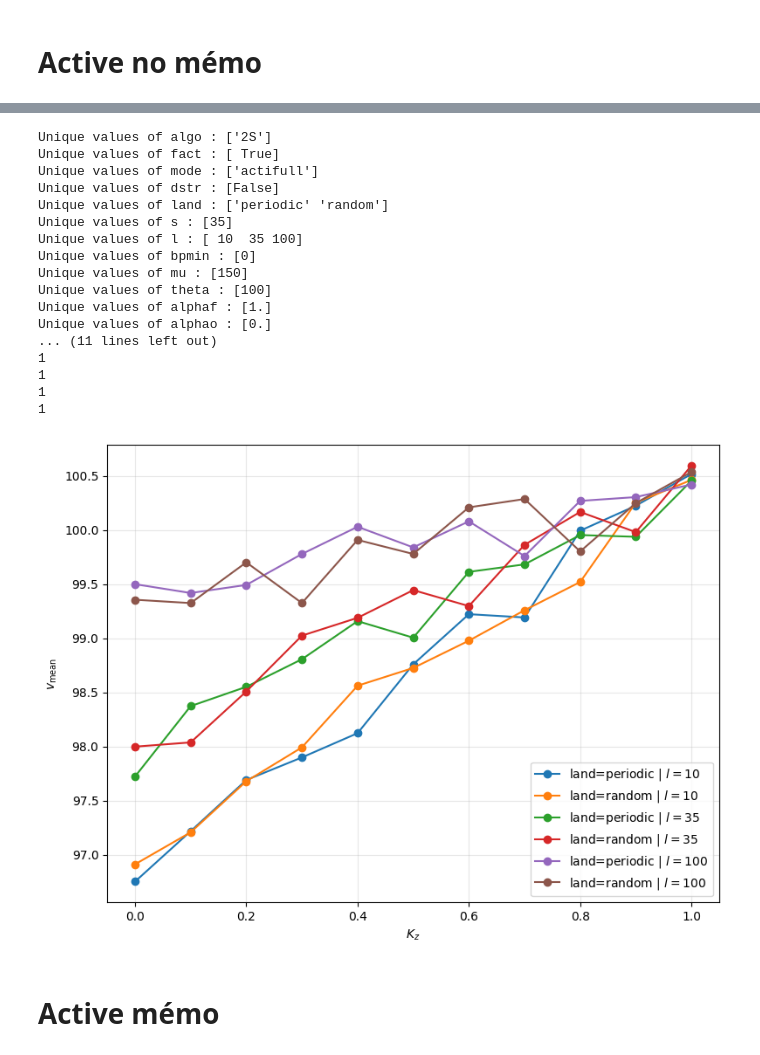
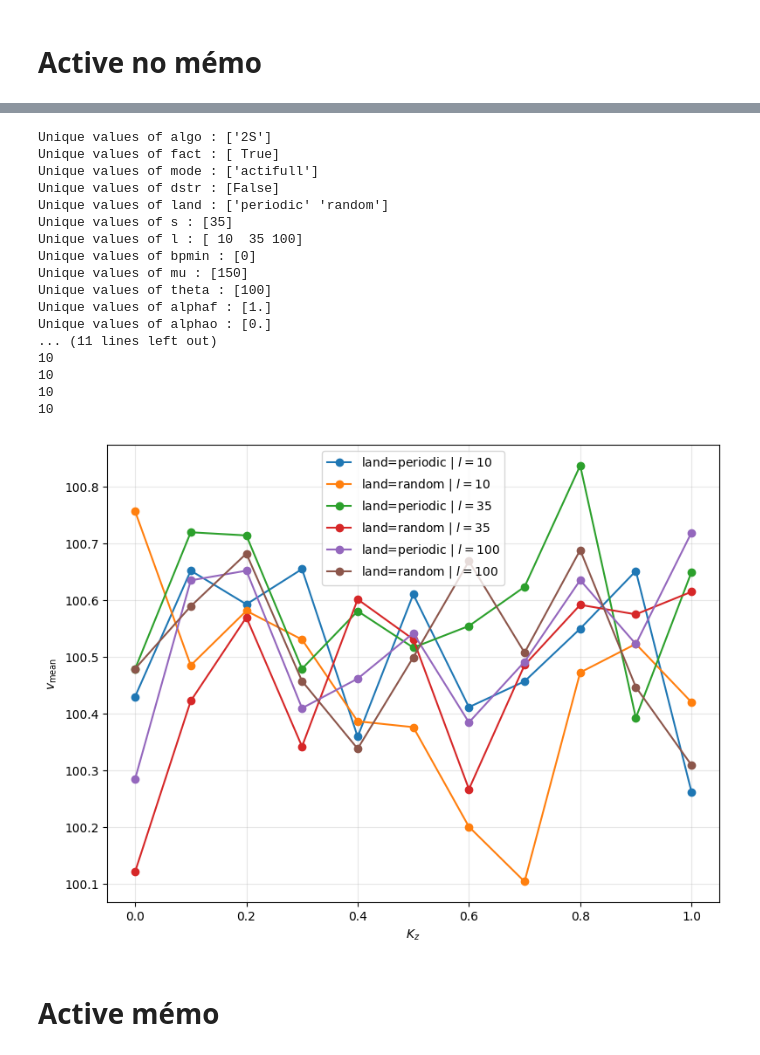
Before and after one commit to npelletbossot/nucleo, a Jupyter notebook: notebooks/work/fact_bis.ipynb, the cells around one changed output, grey strips where cells are left out. Drawn from its saved outputs; the diff is of its cells as text; code cells hidden in the pictures.

```diff
--- a/notebooks/work/fact_bis.ipynb
+++ b/notebooks/work/fact_bis.ipynb
@@ -597,20 +580,17 @@ import matplotlib.pyplot as plt
 import polars as pl
 import numpy as np
 
-
 lands   = np.unique(df_actifull["land"].to_numpy())
 ls      = np.unique(df_actifull["l"].to_numpy())
 alphar  = 1
-Kp      = 1
+Kp      = 10
 krel    = 0.1
 mu      = 150
-
 
 plt.figure(figsize=(8, 6), dpi=100)
 
 for col in COLUMNS:
     print(f"Unique values of {col} : {np.unique(df_actifull[col])}")
-
 
 for l in ls:
     for land in lands:
@@ -624,44 +604,44 @@ for l in ls:
             (pl.col("Kp") == Kp)
         )
 
+        Kp = df_land["Kp"].to_numpy()
         Kz = df_land["Kz"].to_numpy()
-        print(Kp)
-        v_mean_land = df_land["v_mean"].to_numpy()
+        v_mean = df_land["v_mean"].to_numpy()
 
-        # order = np.argsort(Kp_alphar)
+        mask = np.where(Kz >= Kp)
 
         plt.plot(
             Kz,
-            v_mean_land,
+            v_mean,
             marker="o",
             label=f"land={land} | $l={l}$"
         )
 
 plt.xlabel(r"$K_z$")
 plt.ylabel(r"$v_{\mathrm{mean}}$")
 plt.grid(True, alpha=0.30)
 plt.legend()
 plt.tight_layout()
 plt.show()
 # %% [output]
 Unique values of algo : ['2S']
 Unique values of fact : [ True]
 Unique values of mode : ['actifull']
 Unique values of dstr : [False]
 Unique values of land : ['periodic' 'random']
 Unique values of s : [35]
 Unique values of l : [ 10  35 100]
 Unique values of bpmin : [0]
 Unique values of mu : [150]
 Unique values of theta : [100]
 Unique values of alphaf : [1.]
 Unique values of alphao : [0.]
 ... (11 lines left out)
-1
-1
-1
-1
+10
+10
+10
+10
-[figure, old version]
+[figure, new version]
 # %% [markdown]
 # Active mémo
 # %%
```
Also changed, not shown: parts of 3 cells of this notebook, 5 other files.
